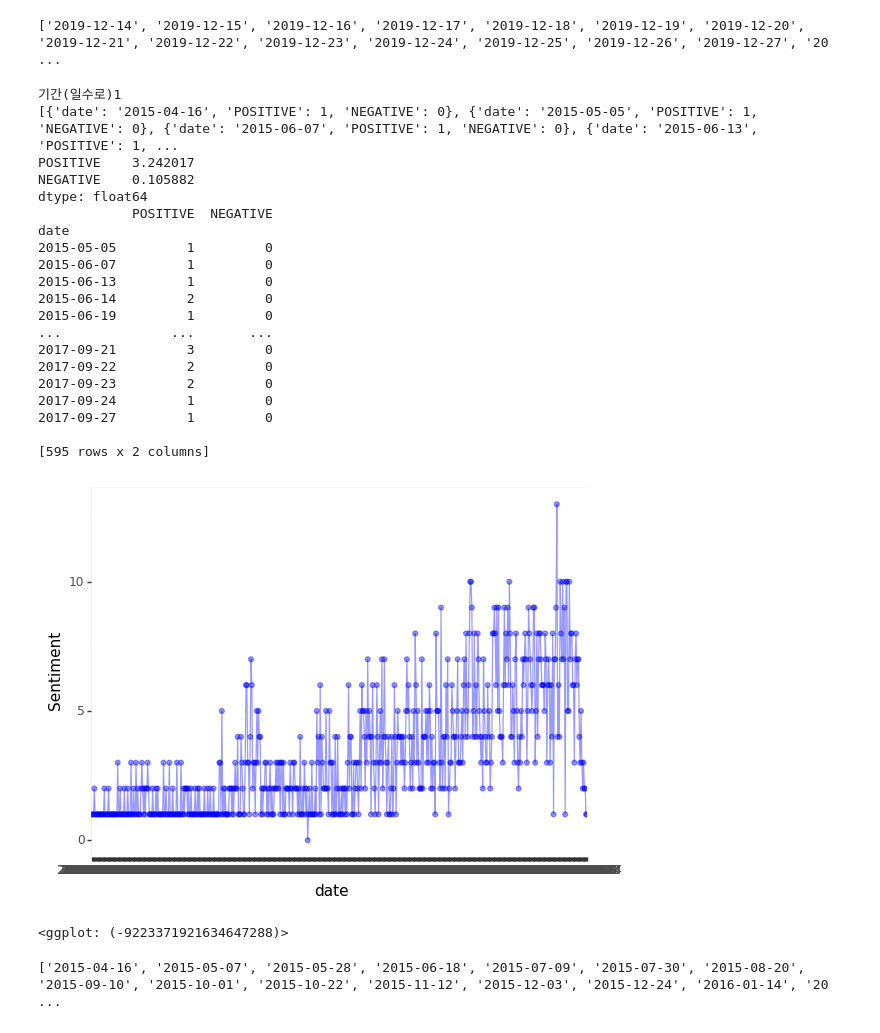
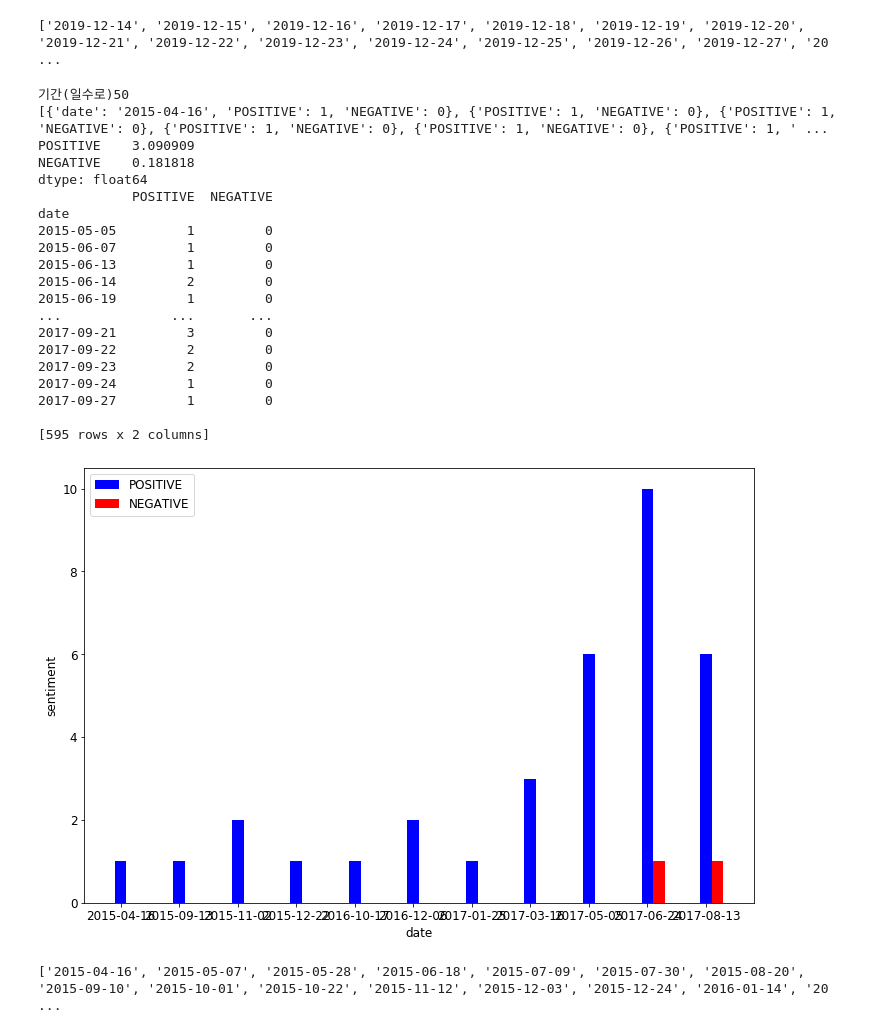
Before and after one commit to GoDK36/SSAbased_Trend, a Jupyter notebook: 2019_new_ssa.ipynb, the cells around one changed output. Saved outputs shown, nothing was run; the diff lists cells and outputs as text; code cells hidden in the pictures.

Commit message:
added bar graph

```diff
--- a/2019_new_ssa.ipynb
+++ b/2019_new_ssa.ipynb
@@ -67,7 +67,7 @@ import plotnine
 from plotnine import *
 import numpy as np
 import matplotlib
-import matplotlib.pyplot as plt
+import matplotlib.pyplot as pyplot
 import datetime as dt
 %matplotlib inline
 
@@ -145,56 +145,69 @@ print(df_dt)
 # plt.show()
 
 #plotnine으로 그리기
 
 # def poly(x, p):
 #     x = np.array(x)
 #     X = np.transpose(np.vstack((x**k for k in range(p+1))))
 #     return np.linalg.qr(X)[0][:,1:]
 
 # m = poly(temp_df['date'],1)
 
-pos_graph = (
-    ggplot(temp_df,aes(x='date', y='POSITIVE'))
-    + geom_point(color='blue',alpha=0.4)
-    + geom_line(color='blue',alpha=0.4,group=1)
-    + stat_smooth(aes(x='date',y='POSITIVE'),geom='smooth',color='blue',method='im',se=False)
-    + xlab('date')
-    + ylab('Sentiment')
-)
+# pol_graph = (
+#     ggplot(pol_df,aes(x='date'))
+#     + stat_smooth(aes(y='POSITIVE'),color='blue',geom='smooth', position='identity',method='lm',se=False,n=smthlv,group=1) #평균 선 그리기
+#     + stat_smooth(aes( y='NEGATIVE'),color='red',method='lm',se=False,n=smthlv,group=2) #평균 선 그리기
+#     + geom_point(aes(x='date', y='POSITIVE'),color='blue',alpha=0.3) #alpha는 투명도 0부터1까지
+#     + geom_line(aes(x='date', y='POSITIVE'),color='blue',alpha=0.3,group=1)
+#     + geom_point(aes(x='date', y='NEGATIVE'),color='red',alpha=0.3)
+#     + geom_line(aes(x='date', y='NEGATIVE'),color='red',alpha=0.3,group=2)
+#     + xlab('date')
+#     + ylab('Sentiment')
+
+# )
 
 
-neg_graph = (
-    ggplot(temp_df,aes(x='date', y='NEGATIVE'))
-    + geom_point(color='red',alpha=0.4)
-    + geom_line(color='red',alpha=0.4,group=1)
-    + geom_smooth(color='red',method='lm',se=True)
-    + xlab('date')
-    + ylab('Sentiment')
-)
-print(pos_graph)
+pyplot.rcParams["font.size"] = 12
+pyplot.rcParams["figure.figsize"] = (12, 8)
+
+pyplot.figure()
+
+x = np.arange(len(temp_df['date']))
+
+pyplot.bar(x-0.0, temp_df['POSITIVE'], label='POSITIVE', width=0.2, color='blue')
+pyplot.bar(x+0.2,temp_df['NEGATIVE'] , label='NEGATIVE', width=0.2, color='red')
+pyplot.xticks(x, temp_df['date'])
+
+pyplot.legend()
+pyplot.xlabel('date')
+pyplot.ylabel('sentiment')
+pyplot.title('')
+
+# pyplot.savefig('ti.png')
+
+pyplot.show()
 # %% [output]
-기간(일수로)1
-[{'date': '2015-04-16', 'POSITIVE': 1, 'NEGATIVE': 0}, {'date': '2015-05-05', 'POSITIVE': 1, 'NEGATIVE': 0}, {'date': '2015-06-07', 'POSITIVE': 1, 'NEGATIVE': 0}, {'date': '2015-06-13', 'POSITIVE': 1, ...
-POSITIVE    3.242017
-NEGATIVE    0.105882
+기간(일수로)50
+[{'date': '2015-04-16', 'POSITIVE': 1, 'NEGATIVE': 0}, {'POSITIVE': 1, 'NEGATIVE': 0}, {'POSITIVE': 1, 'NEGATIVE': 0}, {'POSITIVE': 1, 'NEGATIVE': 0}, {'POSITIVE': 1, 'NEGATIVE': 0}, {'POSITIVE': 1, ' ...
+POSITIVE    3.090909
+NEGATIVE    0.181818
 dtype: float64
             POSITIVE  NEGATIVE
 date
 2015-05-05         1         0
 2015-06-07         1         0
 2015-06-13         1         0
 2015-06-14         2         0
 2015-06-19         1         0
 ...              ...       ...
 2017-09-21         3         0
 2017-09-22         2         0
 2017-09-23         2         0
 2017-09-24         1         0
 2017-09-27         1         0
 
 [595 rows x 2 columns]
-[figure, old version]
+[figure, new version]
-<ggplot: (-9223371921634647288)>
 # %%
 ###날짜 기간 설정
 # term = input("day, week, month,year")
```
Also changed, not shown: parts of 2 cells of this notebook, 3 other files.
